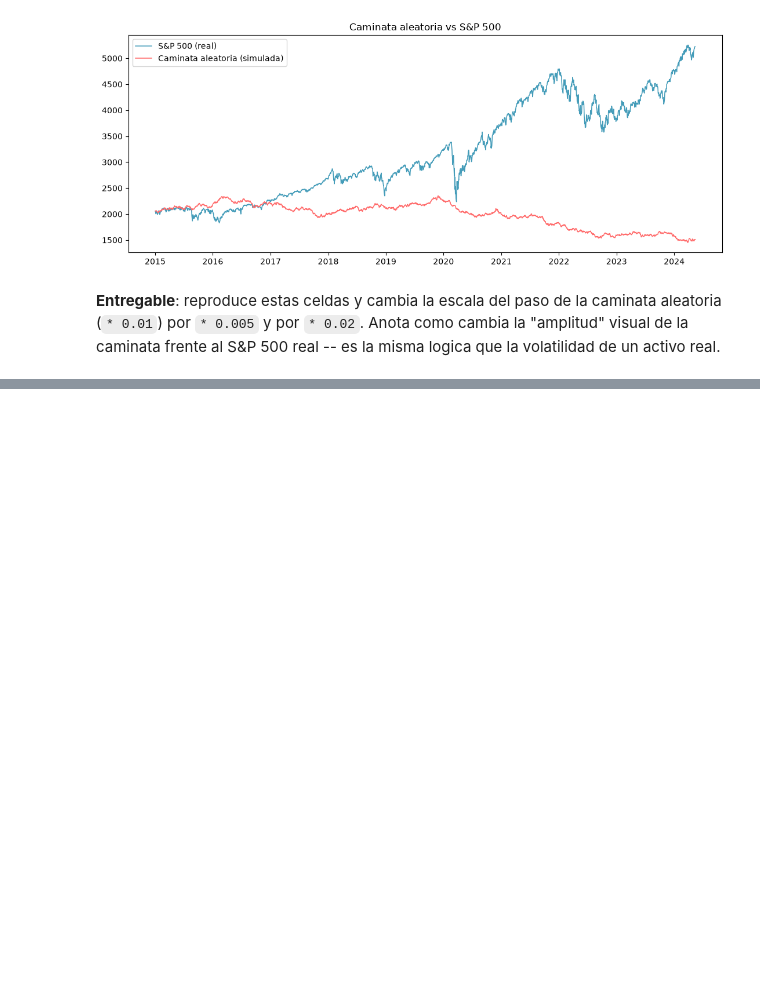
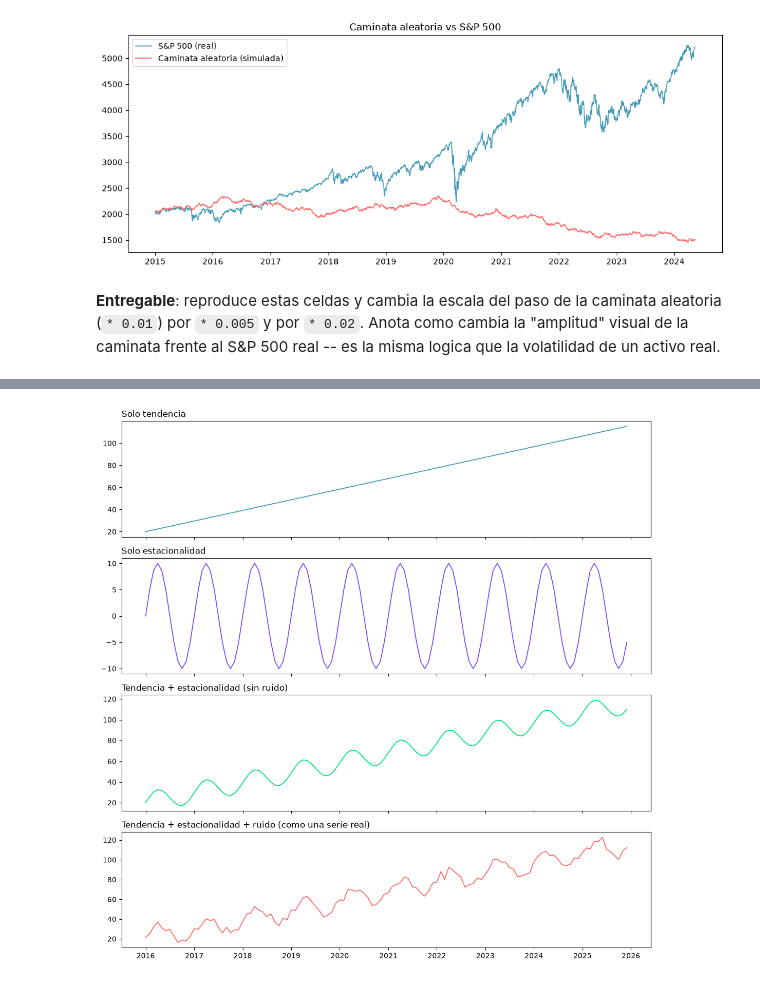
Before and after one commit to joanby/series-temporales-r-python, a Jupyter notebook: 03-caracteristicas-fundamentales/Python/01_ruido_blanco_y_caminata_aleatoria.ipynb, the cells around one changed output, grey strips where cells are left out. Saved outputs shown, nothing was run; the diff lists cells and outputs as text; code cells hidden in the pictures; blank space fills up the shorter version.

Commit message:
Módulo 3: añade sección de visualización de patrones (tendencia/estacionalidad/ciclicidad/ruido)

```diff
--- a/03-caracteristicas-fundamentales/Python/01_ruido_blanco_y_caminata_aleatoria.ipynb
+++ b/03-caracteristicas-fundamentales/Python/01_ruido_blanco_y_caminata_aleatoria.ipynb
@@ -100,0 +105,25 @@ plt.show()
+# %%
+np.random.seed(42)  # reseed para que esta seccion sea reproducible de forma aislada
+
+n = 120  # 10 anios de datos mensuales
+t = np.arange(n)
+fechas = pd.date_range("2016-01-01", periods=n, freq="MS")
+
+# 1. Solo tendencia: recta, sin estacionalidad ni ruido
+tendencia = 20 + 0.8 * t
+
+# 2. Solo estacionalidad: ciclo anual puro, media cero, sin tendencia ni ruido
+estacionalidad = 10 * np.sin(2 * np.pi * t / 12)
+
+# 3. Tendencia + estacionalidad, sin ruido: se ve la forma "de libro"
+tend_est = tendencia + estacionalidad
+
+# 4. Tendencia + estacionalidad + ruido: lo que se ve en datos reales
+ruido = np.random.normal(loc=0, scale=3, size=n)
+completa = tend_est + ruido
+
+df_patrones = pd.DataFrame({
+    'solo_tendencia': tendencia, 'solo_estacionalidad': estacionalidad,
+    'tendencia_estacionalidad': tend_est, 'serie_completa': completa,
+}, index=fechas)
+df_patrones.describe().round(2)
@@ -100,0 +140,16 @@ plt.show()
+# %%
+fig, axes = plt.subplots(4, 1, figsize=(11, 11), sharex=True)
+paneles = [
+    ('solo_tendencia', 'Solo tendencia', '#449cb9'),
+    ('solo_estacionalidad', 'Solo estacionalidad', '#7c4dff'),
+    ('tendencia_estacionalidad', 'Tendencia + estacionalidad (sin ruido)', '#00e676'),
+    ('serie_completa', 'Tendencia + estacionalidad + ruido (como una serie real)', '#ff6b6b'),
+]
+for ax, (col, title, color) in zip(axes, paneles):
+    ax.plot(df_patrones.index, df_patrones[col], color=color, linewidth=1.3)
+    ax.set_title(title, loc='left')
+plt.tight_layout()
+plt.savefig('visualizando_patrones.png', dpi=130)
+plt.show()
+# %% [output]
+[figure, added]
```
Also changed, not shown: parts of 5 cells of this notebook.
